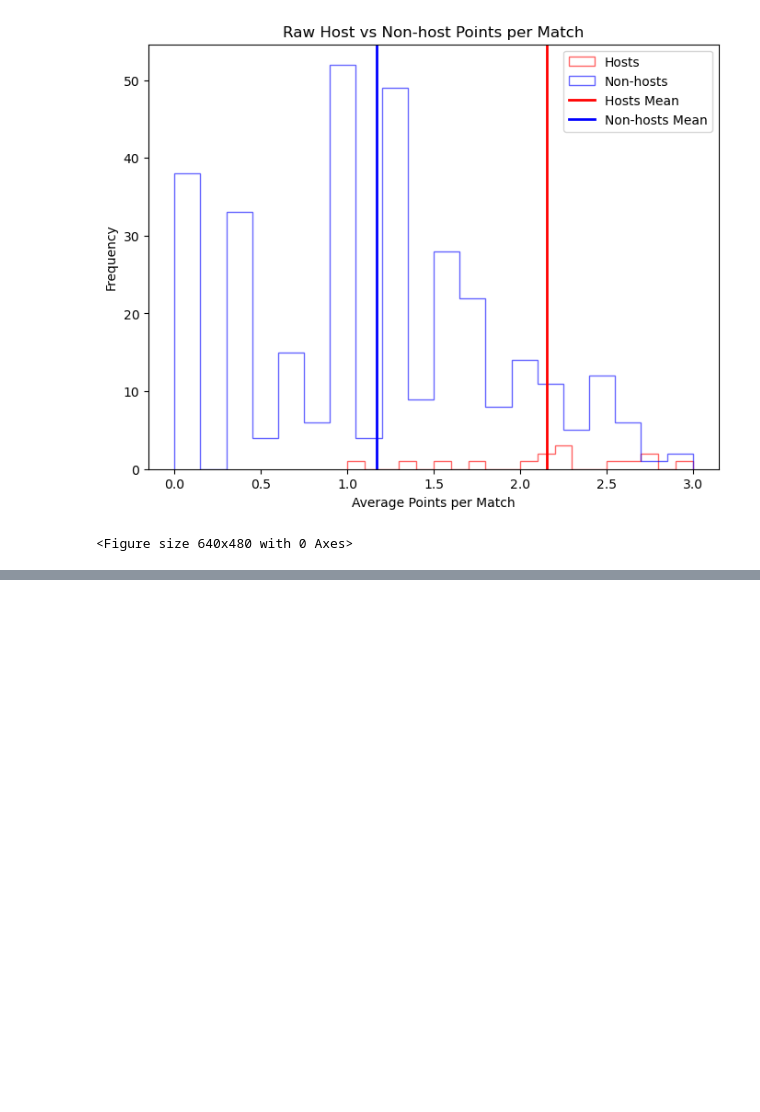
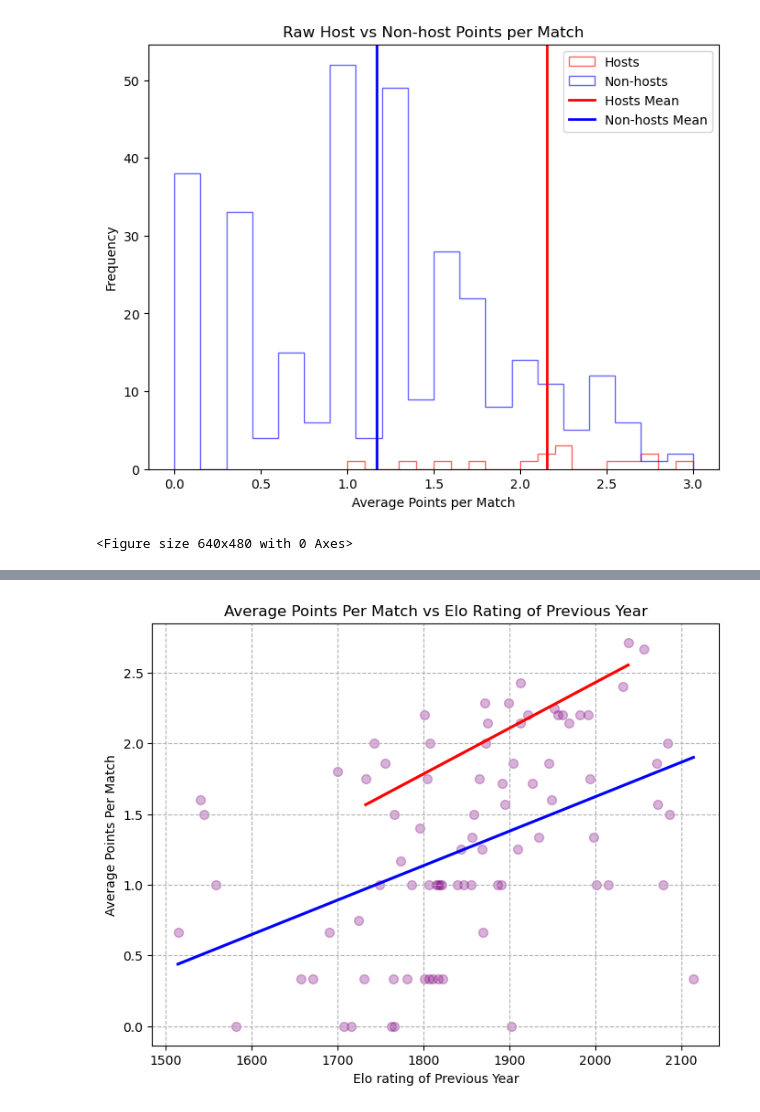
Before and after one commit to mimiphe/BEE2041-FinalProject, a Jupyter notebook: Data_Scraping.ipynb, the cells around one changed output, grey strips where cells are left out. Saved outputs shown, nothing was run; the diff lists cells and outputs as text; code cells hidden in the pictures; blank space fills up the shorter version.

```diff
--- a/Data_Scraping.ipynb
+++ b/Data_Scraping.ipynb
@@ -1194,0 +1355,17 @@ plt.savefig("raw_host_vs_non_host_points_per_match.png")
+# %%
+epah2 = epah1[["rating", "is_host", "points_per_match"]].dropna()
+
+# Define independent variables as (Elo) rating and is_host
+X = epah2[["rating", "is_host"]]
+
+# Define dependent variable as (average) points_per_match - our World Cup performance metric
+y = epah2["points_per_match"]
+
+# Add intercept so model not forced through the origin
+X = sm.add_constant(X)
+
+# Run OLS regression
+regression_res = sm.OLS(y, X).fit()
+
+# Print these results (commented out after observing)
+print(regression_res.summary())
@@ -1194,0 +1390,34 @@ plt.savefig("raw_host_vs_non_host_points_per_match.png")
+# %%
+# Close any previously opened figures
+plt.close("all")
+
+# Specify the dimensions of the plot
+scatter1 = plt.figure(figsize=(8, 6))
+
+# Check the data type of all columns in the dataframe (commented out after observing)
+# elo_and_performance1.info()
+
+# Create a scatter plot: x = rating (Elo), y = points per match
+plt.scatter(epah2.rating, epah2.points_per_match, s = 50, alpha = 0.3, color = "purple")
+
+# Add the gridlines to the plot
+plt.grid(linestyle = "--")
+
+# Add a line of best fit
+ax1 = sns.regplot(data = epah_hosts, x = "rating",
+                 y = "points_per_match", scatter = False, color = "red", ci = None)
+ax2 = sns.regplot(data = epah_non_hosts, x = "rating",
+                 y = "points_per_match", scatter = False, color = "blue", ci = None)
+
+# Add the labels and title for the plot
+plt.xlabel("Elo rating of Previous Year")
+plt.ylabel("Average Points Per Match")
+plt.title("Average Points Per Match vs Elo Rating of Previous Year")
+
+# Check plot has all necessary features (commented out after observing)
+# plt.show()
+
+# Save the plot as a png file
+plt.savefig("points_per_match_vs_elo_rating_scatter.png")
+# %% [output]
+[figure, added]
```
Also changed, not shown: parts of 21 cells of this notebook.
